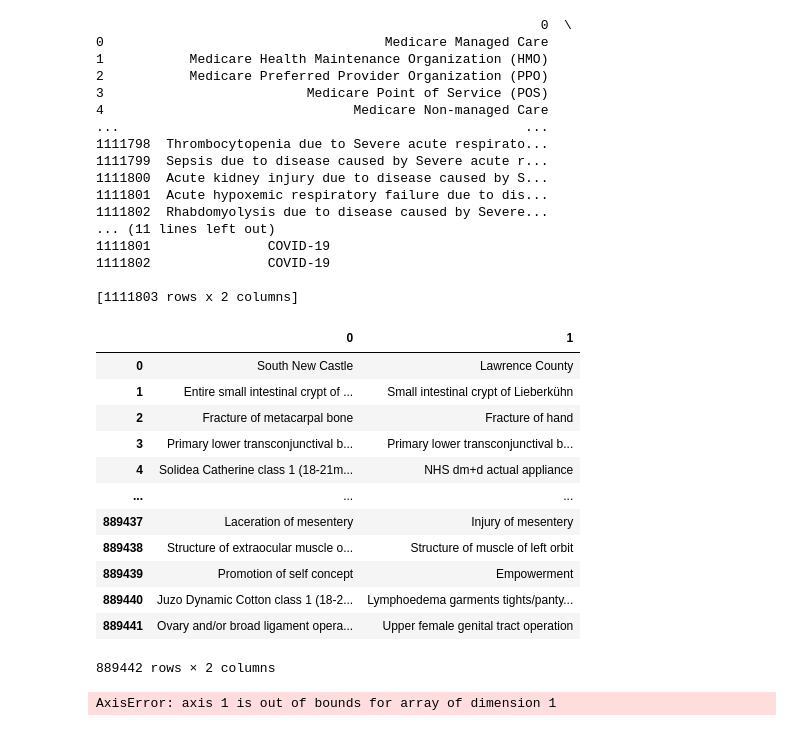
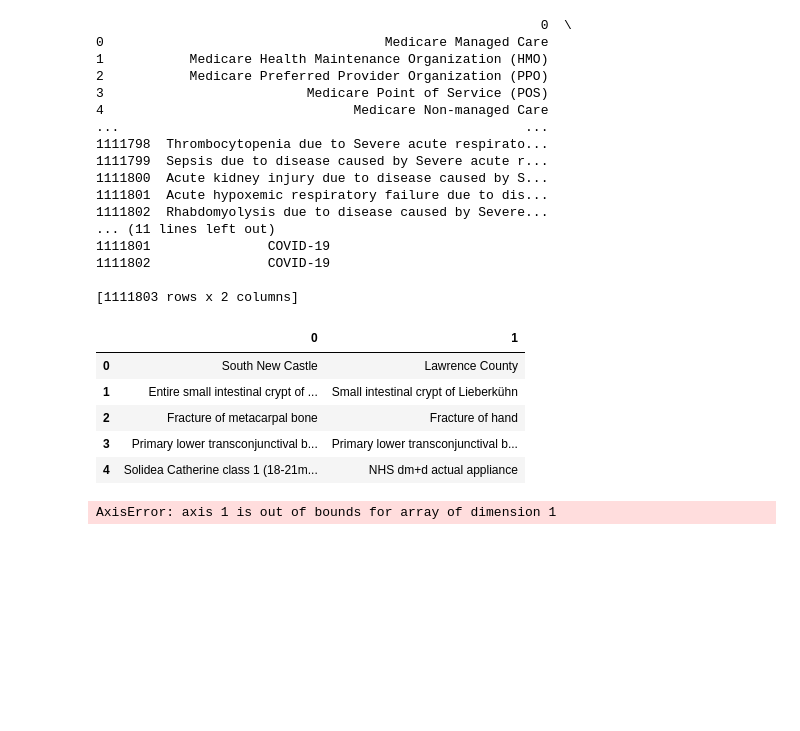
Before and after one commit to Nusha34/MasterThesis, a Jupyter notebook: poincare/link_prediction_exp.ipynb, the cells around one changed output. Saved outputs shown, nothing was run; the diff lists cells and outputs as text; code cells hidden in the pictures; blank space fills up the shorter version.

```diff
--- a/poincare/link_prediction_exp.ipynb
+++ b/poincare/link_prediction_exp.ipynb
@@ -44,21 +44,16 @@ from gensim.models.poincare import LinkPredictionEvaluation
 # %%
 import pandas as pd
 # %%
-pd.read_csv('/workspaces/master_thesis/poincare/relationship_train.csv', delimiter='\t')
+df=pd.read_csv('/workspaces/master_thesis/poincare/relationship_train.csv', delimiter='\t')
-# %% [output]
-|  | 0 | 1 |
-| 0 | South New Castle | Lawrence County |
-| 1 | Entire small intestinal crypt of ... | Small intestinal crypt of Lieberkühn |
-| 2 | Fracture of metacarpal bone | Fracture of hand |
-| 3 | Primary lower transconjunctival b... | Primary lower transconjunctival b... |
-| 4 | Solidea Catherine class 1 (18-21m... | NHS dm+d actual appliance |
-| ... | ... | ... |
-| 889437 | Laceration of mesentery | Injury of mesentery |
-| 889438 | Structure of extraocular muscle o... | Structure of muscle of left orbit |
-| 889439 | Promotion of self concept | Empowerment |
-| 889440 | Juzo Dynamic Cotton class 1 (18-2... | Lymphoedema garments tights/panty... |
-| 889441 | Ovary and/or broad ligament opera... | Upper female genital tract operation |
-889442 rows × 2 columns
+# %%
+df.head()
+# %% [output]
+|  | 0 | 1 |
+| 0 | South New Castle | Lawrence County |
+| 1 | Entire small intestinal crypt of ... | Small intestinal crypt of Lieberkühn |
+| 2 | Fracture of metacarpal bone | Fracture of hand |
+| 3 | Primary lower transconjunctival b... | Primary lower transconjunctival b... |
+| 4 | Solidea Catherine class 1 (18-21m... | NHS dm+d actual appliance |
 # %%
 result=LinkPredictionEvaluation('/workspaces/master_thesis/poincare/relationship_train.csv','/workspaces/master_thesis/poincare/relationship_test.csv', model.kv)
 # %%
```
Also changed, not shown: 2 other files.
